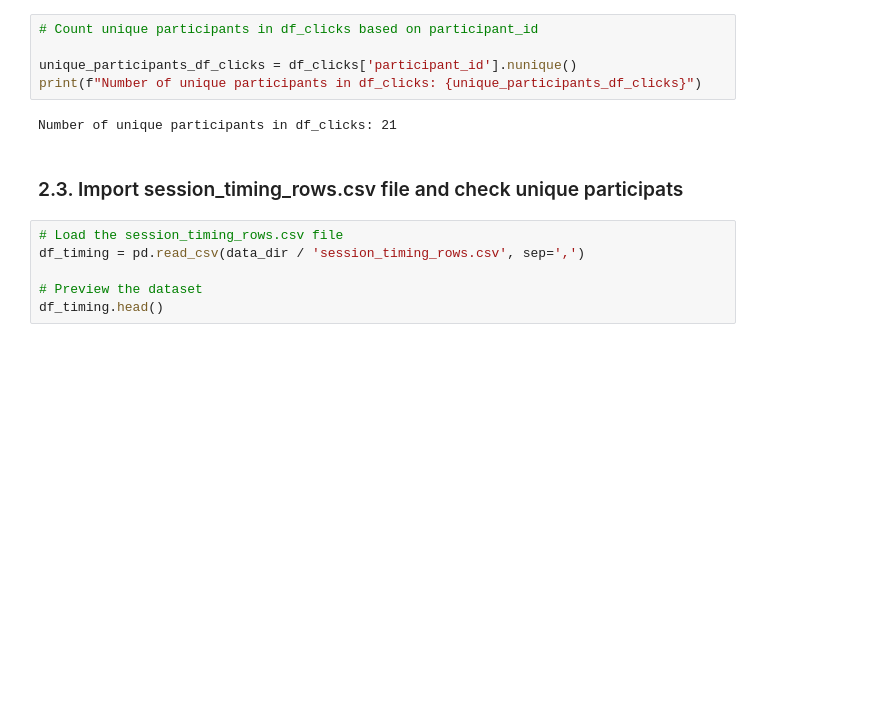
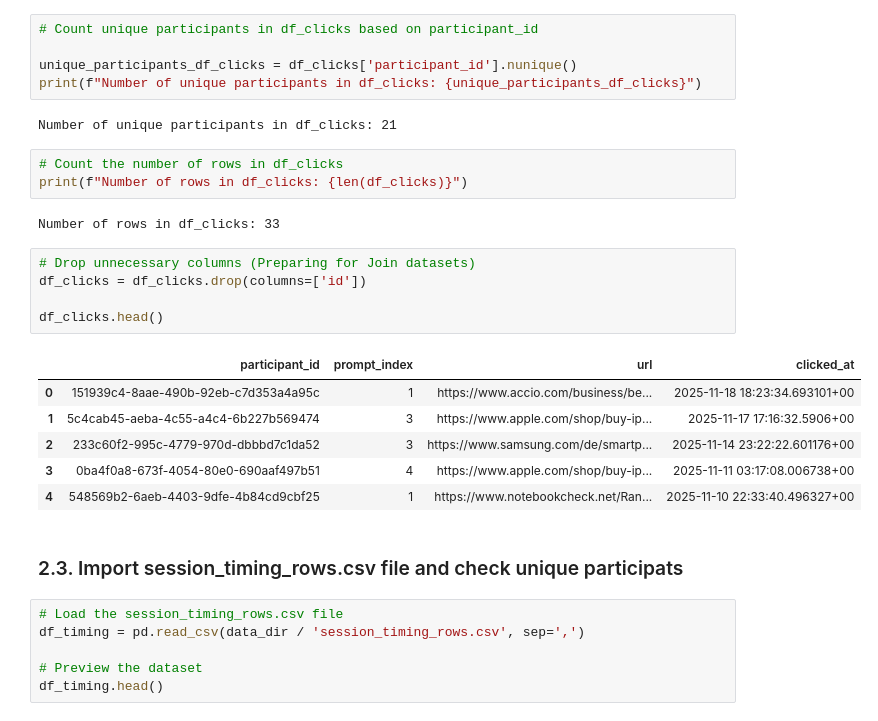
Before and after one commit to kaki1995/Advanced-Project-Study_TUM-GG-Istanbul, a Jupyter notebook: chat_data_processing.ipynb, the cells around one changed output. Drawn from its saved outputs; the diff is of its cells as text; blank space fills up the shorter version.

```diff
--- a/chat_data_processing.ipynb
+++ b/chat_data_processing.ipynb
@@ -269,6 +286,23 @@ unique_participants_df_clicks = df_clicks['participant_id'].nunique()
 print(f"Number of unique participants in df_clicks: {unique_participants_df_clicks}")
 # %% [output]
 Number of unique participants in df_clicks: 21
+# %%
+# Count the number of rows in df_clicks
+print(f"Number of rows in df_clicks: {len(df_clicks)}")
+# %% [output]
+Number of rows in df_clicks: 33
+# %%
+# Drop unnecessary columns (Preparing for Join datasets)
+df_clicks = df_clicks.drop(columns=['id'])
+
+df_clicks.head()
+# %% [output]
+|  | participant_id | prompt_index | url | clicked_at |
+| 0 | 151939c4-8aae-490b-92eb-c7d353a4a95c | 1 | https://www.accio.com/business/be... | 2025-11-18 18:23:34.693101+00 |
+| 1 | 5c4cab45-aeba-4c55-a4c4-6b227b569474 | 3 | https://www.apple.com/shop/buy-ip... | 2025-11-17 17:16:32.5906+00 |
+| 2 | 233c60f2-995c-4779-970d-dbbbd7c1da52 | 3 | https://www.samsung.com/de/smartp... | 2025-11-14 23:22:22.601176+00 |
+| 3 | 0ba4f0a8-673f-4054-80e0-690aaf497b51 | 4 | https://www.apple.com/shop/buy-ip... | 2025-11-11 03:17:08.006738+00 |
+| 4 | 548569b2-6aeb-4403-9dfe-4b84cd9cbf25 | 1 | https://www.notebookcheck.net/Ran... | 2025-11-10 22:33:40.496327+00 |
 # %% [markdown]
 ### 2.3. Import session_timing_rows.csv file and check unique participats
 # %%
```
Also changed, not shown: parts of 12 cells of this notebook.
